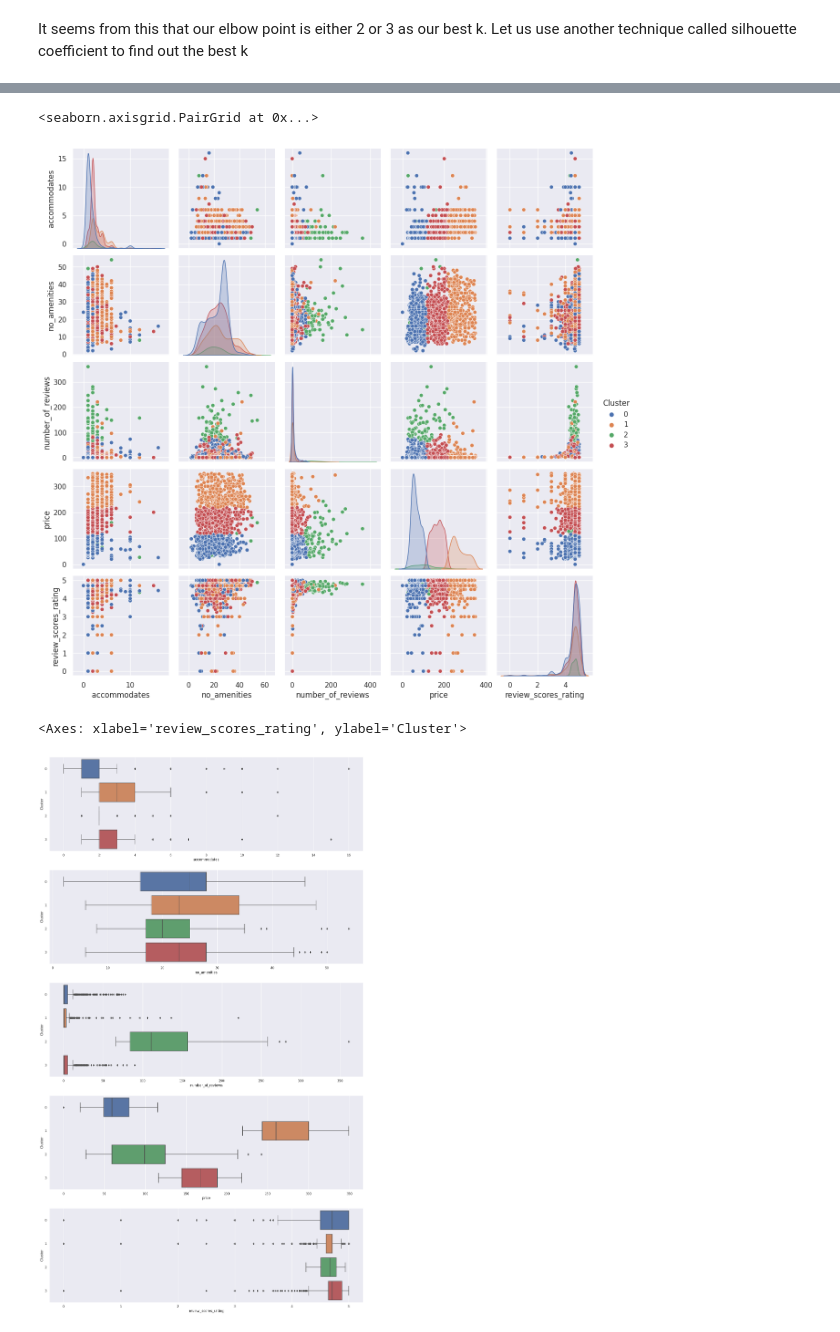
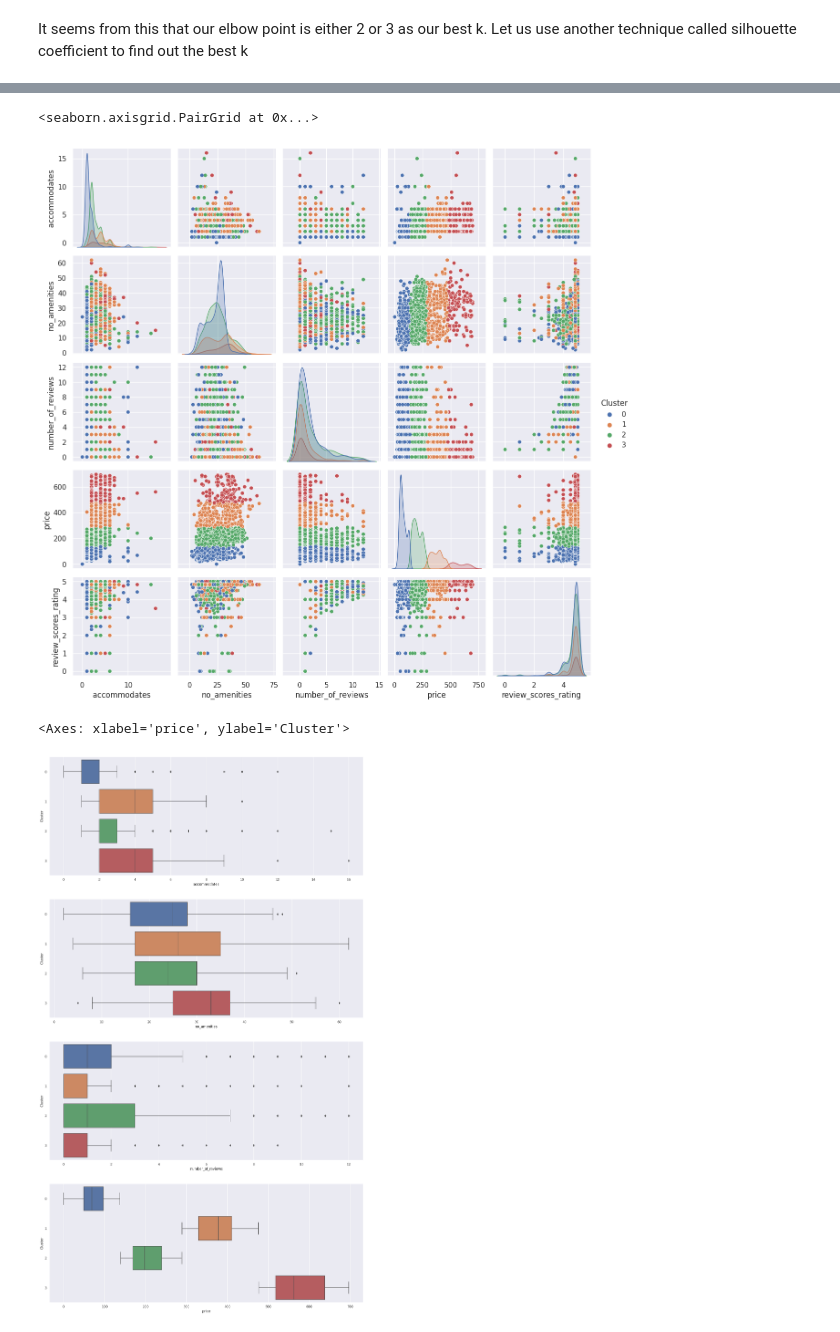
Before and after one commit to isaacchunn/SC1015_MiniPrj_Airbnb, a Jupyter notebook: Airbnb_Machine_Learning.ipynb, the cells around one changed output, grey strips where cells are left out. Cells and saved outputs as stored; diff of their text form; code cells hidden in the pictures.

```diff
--- a/Airbnb_Machine_Learning.ipynb
+++ b/Airbnb_Machine_Learning.ipynb
@@ -212,7 +212,7 @@ See the caveats in the documentation: https://pandas.pydata.org/pandas-docs/stab
 We also remove any outliers as it is unrealistic for a property to have above > $45,000 per night
 # %%
 airDF = remove_outliers(airDF, ["price"])
-airDF = airDF[airDF.price < 350]
+#airDF = airDF[airDF.price < 350]
 #Resort our indexes
 airDF = airDF.reset_index(drop=True)
 airDF["price"]
@@ -436,7 +554,8 @@ priceDF.head(n=5)
 Name: price, dtype: int32
 # %%
 #Input the numerical values we had identified beforehand
-kmeansDF = airDF[["accommodates","no_amenities","number_of_reviews", "price","review_scores_rating"]].copy()
+kmeansDF = airDF[["accommodates","no_amenities","number_of_reviews", "price", "review_scores_rating"]].copy()
+kmeansDF = remove_outliers(kmeansDF, ["number_of_reviews"])
 # filling in null values with median
 kmeansDF.fillna(kmeansDF.median(), inplace = True)
 
@@ -522,18 +641,17 @@ sb.catplot(y = "Cluster", data = kmeans_labeled, kind = "count")
 sb.pairplot(kmeans_labeled, vars = kmeansDF.columns.values, hue = "Cluster")
 # %% [output]
 <seaborn.axisgrid.PairGrid at 0x...>
-[figure, old version]
+[figure, new version]
 # %%
 # Boxplots for all Features against the Clusters
-f, axes = plt.subplots(5, 1, figsize=(20,35))
+f, axes = plt.subplots(4, 1, figsize=(20,35))
 sb.boxplot(x = 'accommodates', y = 'Cluster', data = kmeans_labeled, ax = axes[0])
 sb.boxplot(x = 'no_amenities', y = 'Cluster', data = kmeans_labeled, ax = axes[1])
 sb.boxplot(x = 'number_of_reviews', y = 'Cluster', data = kmeans_labeled, ax = axes[2])
 sb.boxplot(x = 'price', y = 'Cluster', data = kmeans_labeled, ax = axes[3])
-sb.boxplot(x = 'review_scores_rating', y = 'Cluster', data = kmeans_labeled, ax = axes[4])
 # %% [output]
-<Axes: xlabel='review_scores_rating', ylabel='Cluster'>
+<Axes: xlabel='price', ylabel='Cluster'>
-[figure, old version]
+[figure, new version]
 # %%
 # Average Behaviour of each Cluster
 cluster_data = pd.DataFrame(kmeans_labeled.groupby(by = "Cluster").mean())
```
Also changed, not shown: parts of 28 cells of this notebook.
